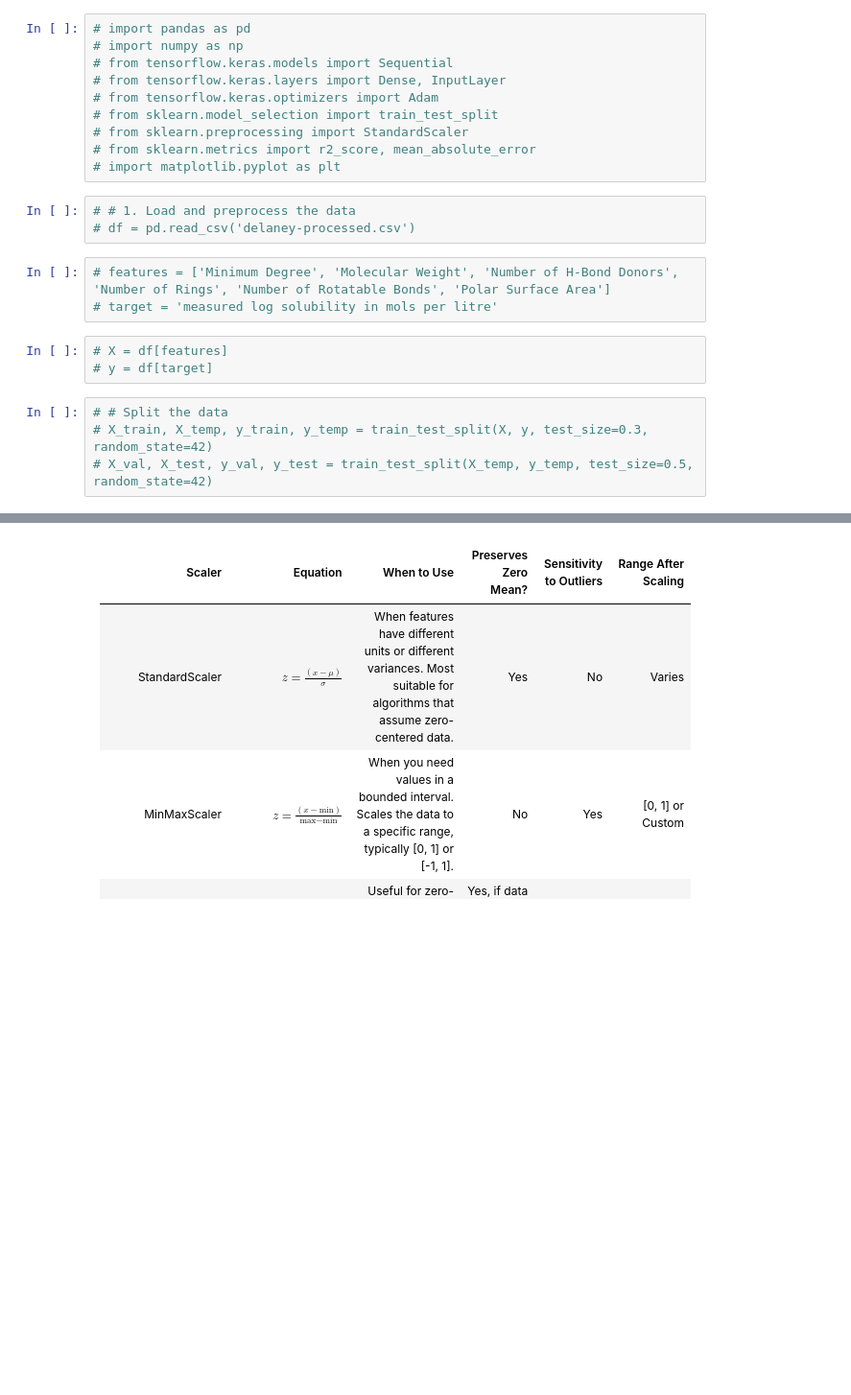
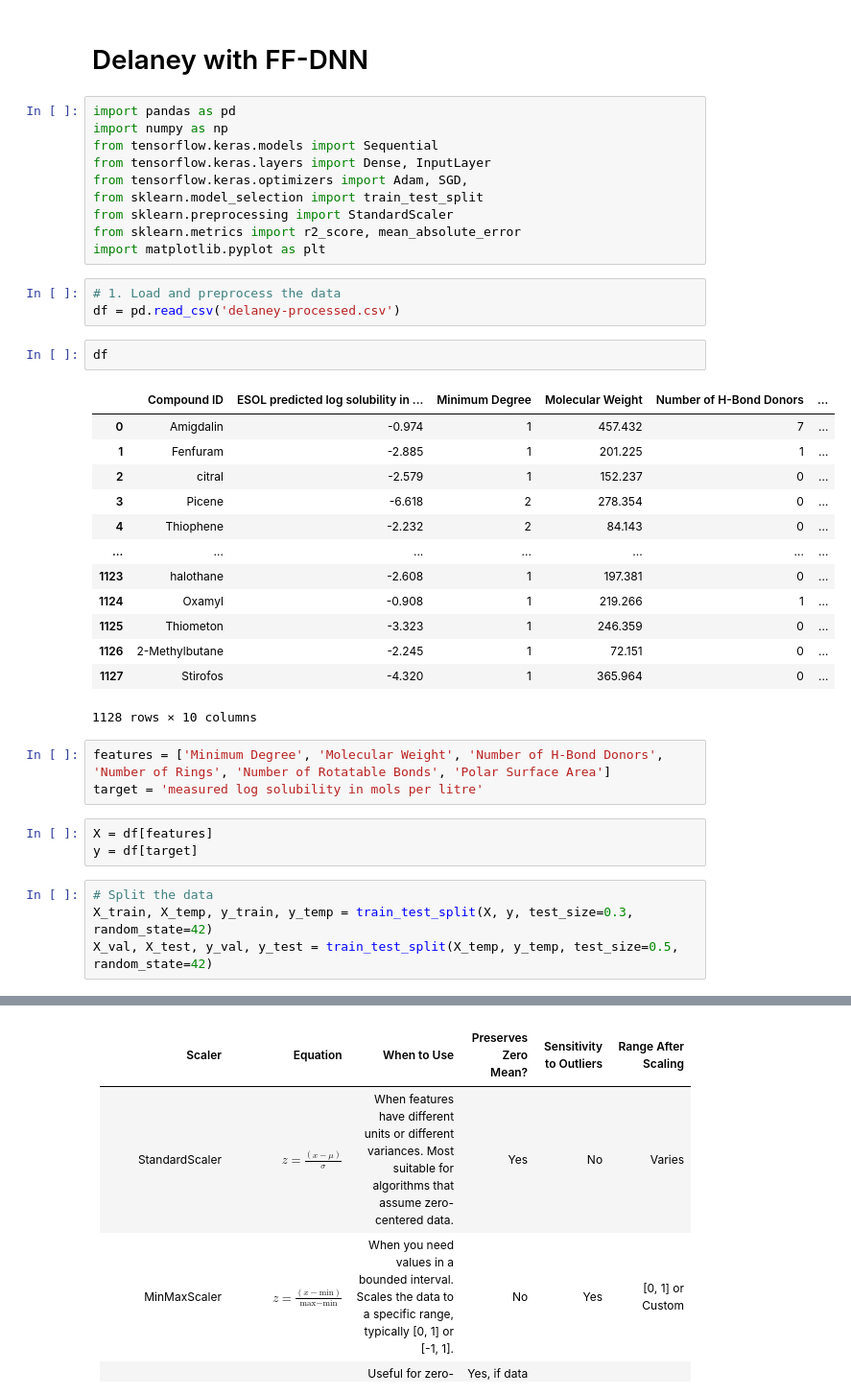
Before and after one commit to HenriqueCSJ/SBQT2023, a Jupyter notebook: Day4/Notebooks/SBQT 2023 - Workshop - Day 4 - NB 1 - Delaney DNN.ipynb, the cells around one changed output, grey strips where cells are left out. Shown: that part at 96% size. Cells and saved outputs as stored; diff of their text form; blank space fills up the shorter version.

```diff
--- a/Day4/Notebooks/SBQT 2023 - Workshop - Day 4 - NB 1 - Delaney DNN.ipynb
+++ b/Day4/Notebooks/SBQT 2023 - Workshop - Day 4 - NB 1 - Delaney DNN.ipynb
@@ -1,23 +1,41 @@
+# %% [markdown]
+# Delaney with FF-DNN
 # %%
-# import pandas as pd
-# import numpy as np
-# from tensorflow.keras.models import Sequential
-# from tensorflow.keras.layers import Dense, InputLayer
-# from tensorflow.keras.optimizers import Adam
-# from sklearn.model_selection import train_test_split
-# from sklearn.preprocessing import StandardScaler
-# from sklearn.metrics import r2_score, mean_absolute_error
-# import matplotlib.pyplot as plt
+import pandas as pd
+import numpy as np
+from tensorflow.keras.models import Sequential
+from tensorflow.keras.layers import Dense, InputLayer
+from tensorflow.keras.optimizers import Adam, SGD,
+from sklearn.model_selection import train_test_split
+from sklearn.preprocessing import StandardScaler
+from sklearn.metrics import r2_score, mean_absolute_error
+import matplotlib.pyplot as plt
 # %%
-# # 1. Load and preprocess the data
-# df = pd.read_csv('delaney-processed.csv')
+# 1. Load and preprocess the data
+df = pd.read_csv('delaney-processed.csv')
+# %%
+df
+# %% [output]
+|  | Compound ID | ESOL predicted log solubility in ... | Minimum Degree | Molecular Weight | Number of H-Bond Donors | ... |
+| 0 | Amigdalin | -0.974 | 1 | 457.432 | 7 | ... |
+| 1 | Fenfuram | -2.885 | 1 | 201.225 | 1 | ... |
+| 2 | citral | -2.579 | 1 | 152.237 | 0 | ... |
+| 3 | Picene | -6.618 | 2 | 278.354 | 0 | ... |
+| 4 | Thiophene | -2.232 | 2 | 84.143 | 0 | ... |
+| ... | ... | ... | ... | ... | ... | ... |
+| 1123 | halothane | -2.608 | 1 | 197.381 | 0 | ... |
+| 1124 | Oxamyl | -0.908 | 1 | 219.266 | 1 | ... |
+| 1125 | Thiometon | -3.323 | 1 | 246.359 | 0 | ... |
+| 1126 | 2-Methylbutane | -2.245 | 1 | 72.151 | 0 | ... |
+| 1127 | Stirofos | -4.320 | 1 | 365.964 | 0 | ... |
+1128 rows × 10 columns
 # %%
-# features = ['Minimum Degree', 'Molecular Weight', 'Number of H-Bond Donors', 'Number of Rings', 'Number of Rotatable Bonds', 'Polar Surface Area']
-# target = 'measured log solubility in mols per litre'
+features = ['Minimum Degree', 'Molecular Weight', 'Number of H-Bond Donors', 'Number of Rings', 'Number of Rotatable Bonds', 'Polar Surface Area']
+target = 'measured log solubility in mols per litre'
 # %%
-# X = df[features]
-# y = df[target]
+X = df[features]
+y = df[target]
 # %%
-# # Split the data
-# X_train, X_temp, y_train, y_temp = train_test_split(X, y, test_size=0.3, random_state=42)
-# X_val, X_test, y_val, y_test = train_test_split(X_temp, y_temp, test_size=0.5, random_state=42)
+# Split the data
+X_train, X_temp, y_train, y_temp = train_test_split(X, y, test_size=0.3, random_state=42)
+X_val, X_test, y_val, y_test = train_test_split(X_temp, y_temp, test_size=0.5, random_state=42)
```
Also changed, not shown: parts of 16 cells of this notebook, 1 other file.
